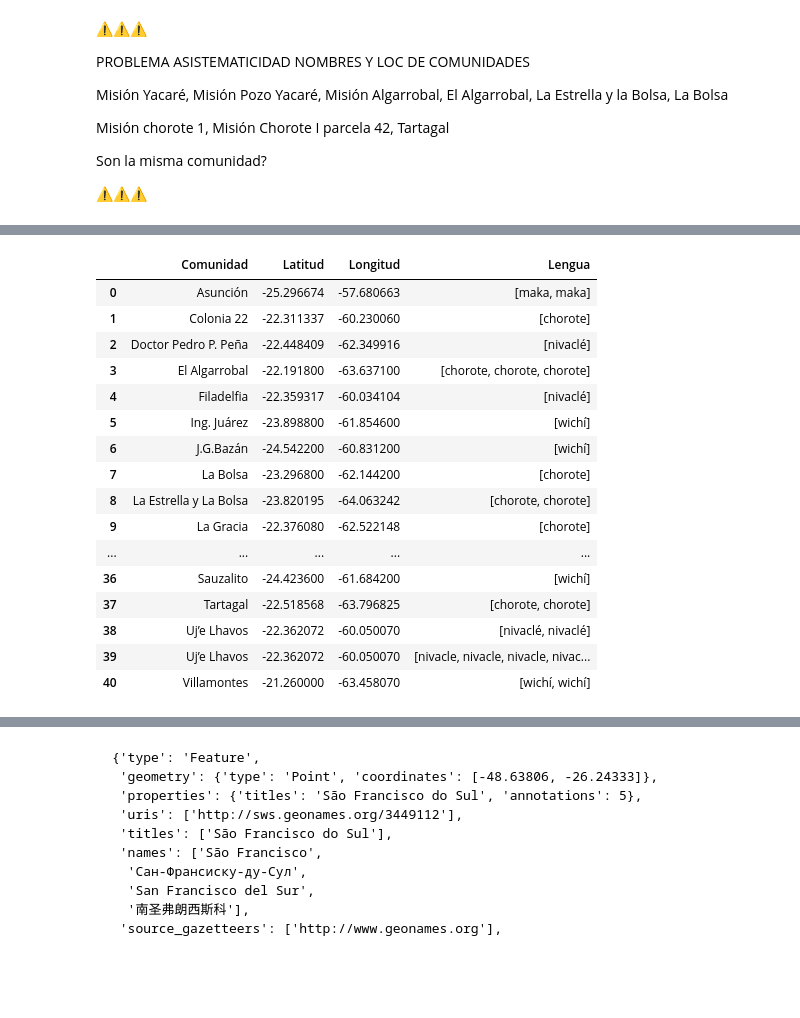
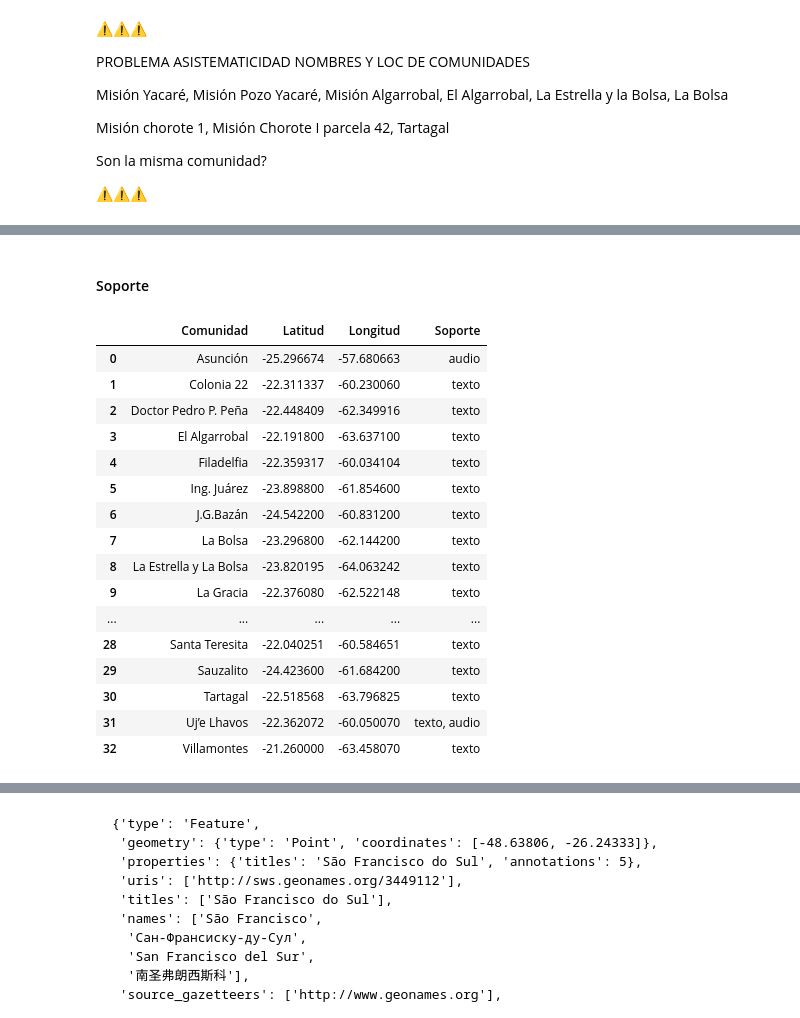
Before and after one commit to nidiah/PICT-2020, a Jupyter notebook: update_source_map.ipynb, the cells around one changed output, grey strips where cells are left out. Drawn from its saved outputs; the diff is of its cells as text; code cells hidden in the pictures; blank space fills up the shorter version.

Commit message:
datos para mapa de fuentes

```diff
--- a/update_source_map.ipynb
+++ b/update_source_map.ipynb
@@ -242,0 +137,4 @@ Esto fue copiado a [PICT_Glotales_DILA/Mataguayas/glotales_geoloc](https://docs.
+# %%
+corregido = "https://docs.google.com/spreadsheets/d/1q_HUGbLVsyo6P6ue9J26GH4UBmwz1G8b/export?gid=1861121093&format=csv"
+loc_fuentes = pd.read_csv(corregido)
+loc_fuentes.head(5)
@@ -242,0 +148,6 @@ Esto fue copiado a [PICT_Glotales_DILA/Mataguayas/glotales_geoloc](https://docs.
+# %%
+loc_fuentes = loc_fuentes.drop_duplicates()
+print(f"Tenemos {len(loc_fuentes)} puntos para mostrar en el mapa")
+print(f"\t{len(loc_fuentes.drop_duplicates(subset=['Cita Bibliográfica']))} fuentes diferentes")
+print(f"\t{len(loc_fuentes.drop_duplicates(subset=['Comunidad']))} comunidades diferentes")
+print(f"\t{len(loc_fuentes.drop_duplicates(subset=['Lengua']))} lenguas o grupos de lenguas diferentes")
@@ -245,20 +223,23 @@ Esto fue copiado a [PICT_Glotales_DILA/Mataguayas/glotales_geoloc](https://docs.
+# %% [markdown]
+#### Soporte
 # %%
-loc_fuentes.groupby(['Comunidad', 'Latitud', 'Longitud'])['Lengua'].apply(list).reset_index()
+comunidad_soporte = loc_fuentes.groupby(['Comunidad', 'Latitud', 'Longitud'])['Soporte'].apply(set).apply(', '.join).reset_index()
+comunidad_soporte
 # %% [output]
-|  | Comunidad | Latitud | Longitud | Lengua |
-| 0 | Asunción | -25.296674 | -57.680663 | [maka, maka] |
-| 1 | Colonia 22 | -22.311337 | -60.230060 | [chorote] |
-| 2 | Doctor Pedro P. Peña | -22.448409 | -62.349916 | [nivaclé] |
-| 3 | El Algarrobal | -22.191800 | -63.637100 | [chorote, chorote, chorote] |
-| 4 | Filadelfia | -22.359317 | -60.034104 | [nivaclé] |
-| 5 | Ing. Juárez | -23.898800 | -61.854600 | [wichí] |
-| 6 | J.G.Bazán | -24.542200 | -60.831200 | [wichí] |
-| 7 | La Bolsa | -23.296800 | -62.144200 | [chorote] |
-| 8 | La Estrella y La Bolsa | -23.820195 | -64.063242 | [chorote, chorote] |
-| 9 | La Gracia | -22.376080 | -62.522148 | [chorote] |
+|  | Comunidad | Latitud | Longitud | Soporte |
+| 0 | Asunción | -25.296674 | -57.680663 | audio |
+| 1 | Colonia 22 | -22.311337 | -60.230060 | texto |
+| 2 | Doctor Pedro P. Peña | -22.448409 | -62.349916 | texto |
+| 3 | El Algarrobal | -22.191800 | -63.637100 | texto |
+| 4 | Filadelfia | -22.359317 | -60.034104 | texto |
+| 5 | Ing. Juárez | -23.898800 | -61.854600 | texto |
+| 6 | J.G.Bazán | -24.542200 | -60.831200 | texto |
+| 7 | La Bolsa | -23.296800 | -62.144200 | texto |
+| 8 | La Estrella y La Bolsa | -23.820195 | -64.063242 | texto |
+| 9 | La Gracia | -22.376080 | -62.522148 | texto |
 | ... | ... | ... | ... | ... |
-| 36 | Sauzalito | -24.423600 | -61.684200 | [wichí] |
-| 37 | Tartagal | -22.518568 | -63.796825 | [chorote, chorote] |
-| 38 | Uj’e Lhavos | -22.362072 | -60.050070 | [nivaclé, nivaclé] |
-| 39 | Uj’e Lhavos | -22.362072 | -60.050070 | [nivacle, nivacle, nivacle, nivac... |
-| 40 | Villamontes | -21.260000 | -63.458070 | [wichí, wichí] |
+| 28 | Santa Teresita | -22.040251 | -60.584651 | texto |
+| 29 | Sauzalito | -24.423600 | -61.684200 | texto |
+| 30 | Tartagal | -22.518568 | -63.796825 | texto |
+| 31 | Uj’e Lhavos | -22.362072 | -60.050070 | texto, audio |
+| 32 | Villamontes | -21.260000 | -63.458070 | texto |
```
Also changed, not shown: parts of 44 cells of this notebook.
